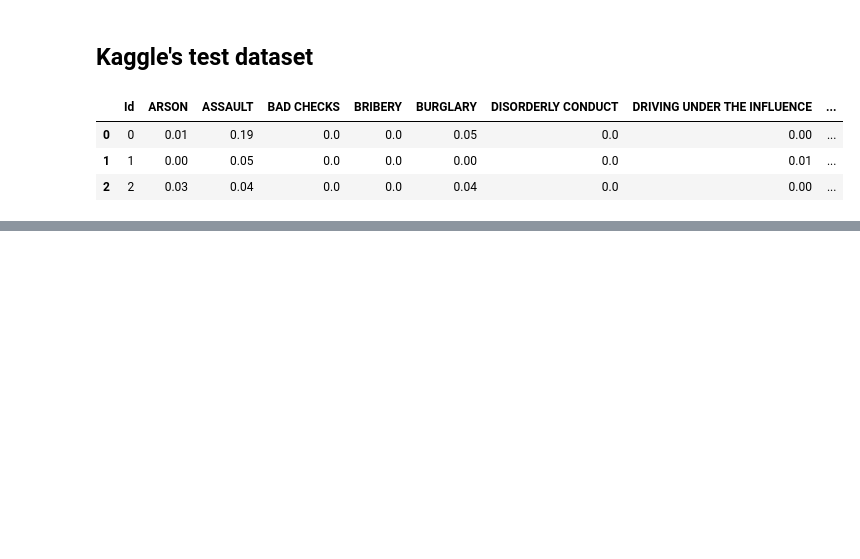
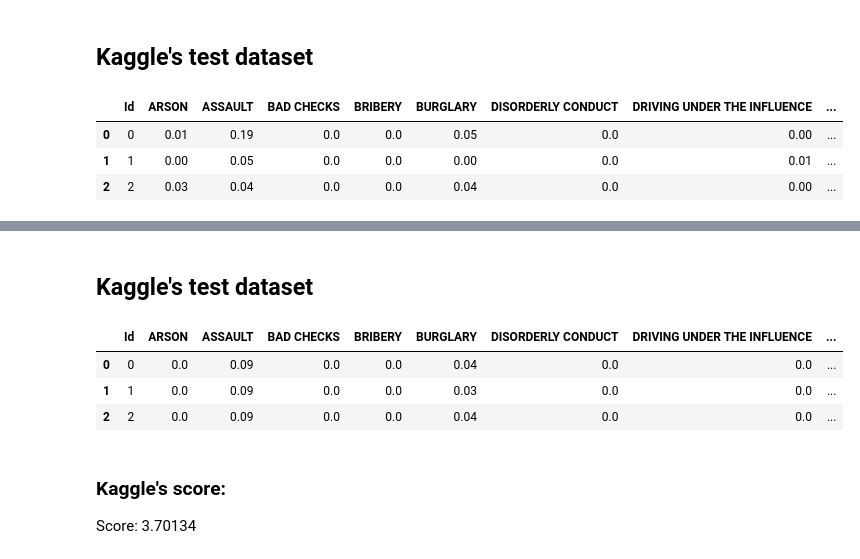
Before and after one commit to marcodeamicis/sf_crime, a Jupyter notebook: notebooks/3_modeling_suto_v1.ipynb, the cells around one changed output, grey strips where cells are left out. Cells and saved outputs as stored; diff of their text form; code cells hidden in the pictures; blank space fills up the shorter version.

Commit message:
:chart_with_upwards_trend: Tested the new dataprep in the first modeling approach. It results in a increase of the model performance.

```diff
--- a/notebooks/3_modeling_suto_v1.ipynb
+++ b/notebooks/3_modeling_suto_v1.ipynb
@@ -220,0 +225,23 @@ y_kaggle_pred.to_csv(PROCESSED_DATA + 'y_kaggle_pred_1st_prep_2nd_model.zip', se
+# %%
+try:
+    X_train = pd.read_parquet(INTERIM_DATA + 'X_train_transformed_2nd_dataprep.pqt')
+    X_validation = pd.read_parquet(INTERIM_DATA + 'X_validation_transformed_2nd_dataprep.pqt')
+    X_kaggle_test = pd.read_parquet(INTERIM_DATA + 'X_kaggle_test_transformed_transformed_2nd_dataprep.pqt')
+
+    y_train_ordinal = pd.read_parquet(INTERIM_DATA + 'y_train_ordinal.pqt')
+    y_validation_ordinal = pd.read_parquet(INTERIM_DATA + 'y_validation_ordinal.pqt')
+    print('Parquet files loaded.')
+
+except FileNotFoundError as e:
+    print('Files were not found.')
+
+print(f"""
+X_train: {X_train.shape}
+X_validation: {X_validation.shape}
+X_kaggle_test: {X_kaggle_test.shape}
+
+y_train_ordinal: {y_train_ordinal.shape}
+y_validation_ordinal: {y_validation_ordinal.shape}
+""")
+
+X_train.tail(3)
@@ -220,0 +261,10 @@ y_kaggle_pred.to_csv(PROCESSED_DATA + 'y_kaggle_pred_1st_prep_2nd_model.zip', se
+# %%
+X_train_mod = X_train.copy()
+
+for column in ['x', 'dates_month_sin', 'dates_month_cos', 'dates_day_sin', 'dates_day_cos', 'dates_hour_sin', 'dates_hour_cos']:
+    X_train_mod[column] = X_train_mod[column].abs()
+
+model = MultinomialNB()
+model.fit(X_train_mod, y_train_ordinal.values[:, 0])
+
+y_pred = model.predict(X_validation)
@@ -220,0 +293,12 @@ y_kaggle_pred.to_csv(PROCESSED_DATA + 'y_kaggle_pred_1st_prep_2nd_model.zip', se
+# %% [markdown]
+## Kaggle's test dataset
+# %%
+# Predicting the probabilities from X_kaggle_test.
+y_kaggle_pred = model.predict_proba(X_kaggle_test).round(2)
+y_kaggle_pred = pd.DataFrame(y_kaggle_pred, columns=lst_columns).reset_index().rename(columns={'index': 'Id'})
+y_kaggle_pred.head(3)
+# %% [output]
+|  | Id | ARSON | ASSAULT | BAD CHECKS | BRIBERY | BURGLARY | DISORDERLY CONDUCT | DRIVING UNDER THE INFLUENCE | ... |
+| 0 | 0 | 0.0 | 0.09 | 0.0 | 0.0 | 0.04 | 0.0 | 0.0 | ... |
+| 1 | 1 | 0.0 | 0.09 | 0.0 | 0.0 | 0.03 | 0.0 | 0.0 | ... |
+| 2 | 2 | 0.0 | 0.09 | 0.0 | 0.0 | 0.04 | 0.0 | 0.0 | ... |
@@ -220,0 +307,4 @@ y_kaggle_pred.to_csv(PROCESSED_DATA + 'y_kaggle_pred_1st_prep_2nd_model.zip', se
+# %% [markdown]
+### Kaggle's score:
+
+Score: 3.70134
```
Also changed, not shown: parts of 4 cells of this notebook.
